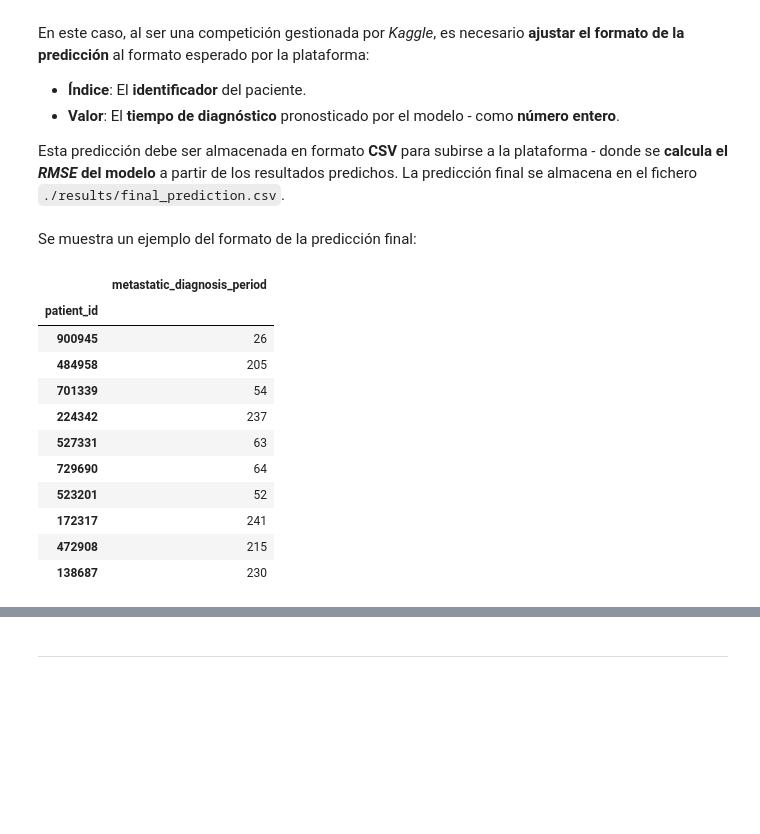
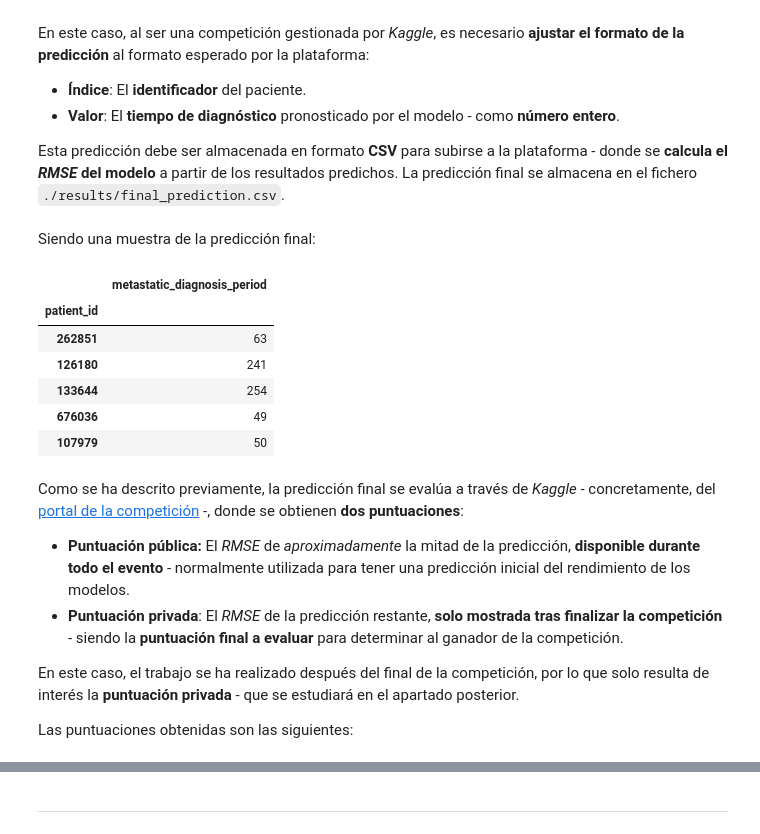
Before and after one commit to MoonDollLuna/cidaen_m5_thesis, a Jupyter notebook: WiDS Datathon 2024 C2 - Part 2 (Regression Models).ipynb, the cells around one changed output, grey strips where cells are left out. Cells and saved outputs as stored; diff of their text form; code cells hidden in the pictures; blank space fills up the shorter version.

```diff
--- a/WiDS Datathon 2024 C2 - Part 2 (Regression Models).ipynb
+++ b/WiDS Datathon 2024 C2 - Part 2 (Regression Models).ipynb
@@ -2782,19 +2802,22 @@ df_test_pred = (
 # Store the final prediction
 df_test_pred.to_csv(r"./results/final_prediction.csv")
 # %% [markdown]
-Se muestra un ejemplo del formato de la predicción final:
+Siendo una muestra de la predicción final:
 # %%
-display(df_test_pred.sample(10))
+display(df_test_pred.sample(5))
 # %% [output]
 |  | metastatic_diagnosis_period |
 | patient_id |  |
-| 900945 | 26 |
-| 484958 | 205 |
-| 701339 | 54 |
-| 224342 | 237 |
-| 527331 | 63 |
-| 729690 | 64 |
-| 523201 | 52 |
-| 172317 | 241 |
-| 472908 | 215 |
-| 138687 | 230 |
+| 262851 | 63 |
+| 126180 | 241 |
+| 133644 | 254 |
+| 676036 | 49 |
+| 107979 | 50 |
+# %% [markdown]
+Como se ha descrito previamente, la predicción final se evalúa a través de *Kaggle* - concretamente, del [portal de la competición](https://www.kaggle.com/competitions/widsdatathon2024-challenge2) -, donde se obtienen **dos puntuaciones**:
+- **Puntuación pública:** El *RMSE* de *aproximadamente* la mitad de la predicción, **disponible durante todo el evento** - normalmente utilizada para tener una predicción inicial del rendimiento de los modelos.
+- **Puntuación privada**: El *RMSE* de la predicción restante, **solo mostrada tras finalizar la competición** - siendo la **puntuación final a evaluar** para determinar al ganador de la competición.
+
+En este caso, el trabajo se ha realizado después del final de la competición, por lo que solo resulta de interés la **puntuación privada** - que se estudiará en el apartado posterior.
+
+Las puntuaciones obtenidas son las siguientes:
```
Also changed, not shown: parts of 10 cells of this notebook, 1 other file.
